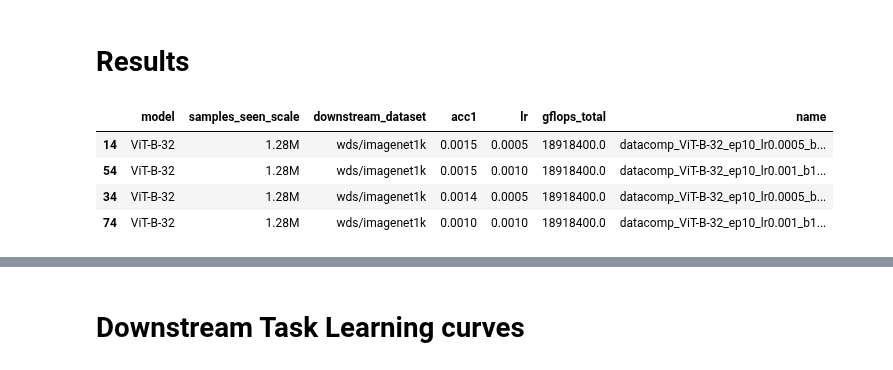
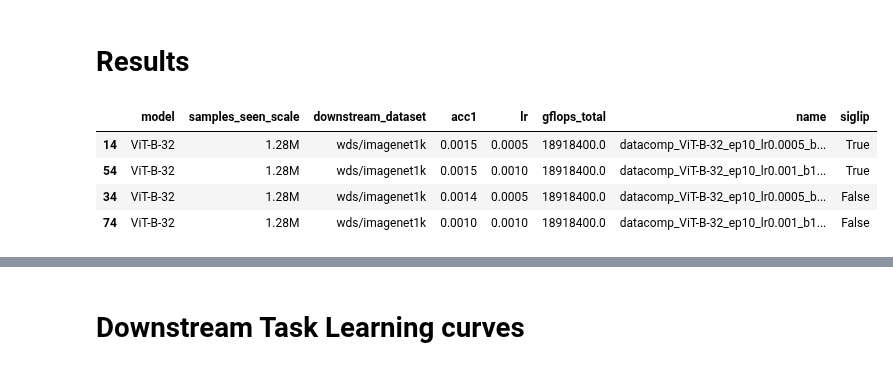
Before and after one commit to SLAMPAI/open_clip_scaling, a Jupyter notebook: results.ipynb, the cells around one changed output, grey strips where cells are left out. Saved outputs shown, nothing was run; the diff lists cells and outputs as text; code cells hidden in the pictures.

```diff
--- a/results.ipynb
+++ b/results.ipynb
@@ -47,17 +47,17 @@ results.head()
 # %%
 d = results[results.total_epochs==results.epoch]
 
 ds = 'wds/imagenet1k'
 metric = 'acc1'
 
 d = d[d.downstream_dataset==ds]
-d[['model', 'samples_seen_scale', 'downstream_dataset', metric , "lr", "gflops_total", "name"]].sort_values(by=metric, ascending=False).round(4)
+d[['model', 'samples_seen_scale', 'downstream_dataset', metric , "lr", "gflops_total", "name", "siglip"]].sort_values(by=metric, ascending=False).round(4)
 # %% [output]
-|  | model | samples_seen_scale | downstream_dataset | acc1 | lr | gflops_total | name |
-| 14 | ViT-B-32 | 1.28M | wds/imagenet1k | 0.0015 | 0.0005 | 18918400.0 | datacomp_ViT-B-32_ep10_lr0.0005_b... |
-| 54 | ViT-B-32 | 1.28M | wds/imagenet1k | 0.0015 | 0.0010 | 18918400.0 | datacomp_ViT-B-32_ep10_lr0.001_b1... |
-| 34 | ViT-B-32 | 1.28M | wds/imagenet1k | 0.0014 | 0.0005 | 18918400.0 | datacomp_ViT-B-32_ep10_lr0.0005_b... |
-| 74 | ViT-B-32 | 1.28M | wds/imagenet1k | 0.0010 | 0.0010 | 18918400.0 | datacomp_ViT-B-32_ep10_lr0.001_b1... |
+|  | model | samples_seen_scale | downstream_dataset | acc1 | lr | gflops_total | name | siglip |
+| 14 | ViT-B-32 | 1.28M | wds/imagenet1k | 0.0015 | 0.0005 | 18918400.0 | datacomp_ViT-B-32_ep10_lr0.0005_b... | True |
+| 54 | ViT-B-32 | 1.28M | wds/imagenet1k | 0.0015 | 0.0010 | 18918400.0 | datacomp_ViT-B-32_ep10_lr0.001_b1... | True |
+| 34 | ViT-B-32 | 1.28M | wds/imagenet1k | 0.0014 | 0.0005 | 18918400.0 | datacomp_ViT-B-32_ep10_lr0.0005_b... | False |
+| 74 | ViT-B-32 | 1.28M | wds/imagenet1k | 0.0010 | 0.0010 | 18918400.0 | datacomp_ViT-B-32_ep10_lr0.001_b1... | False |
 # %%
 d = results[results.total_epochs==results.epoch]
 
```
Also changed, not shown: parts of 1 cell of this notebook.
